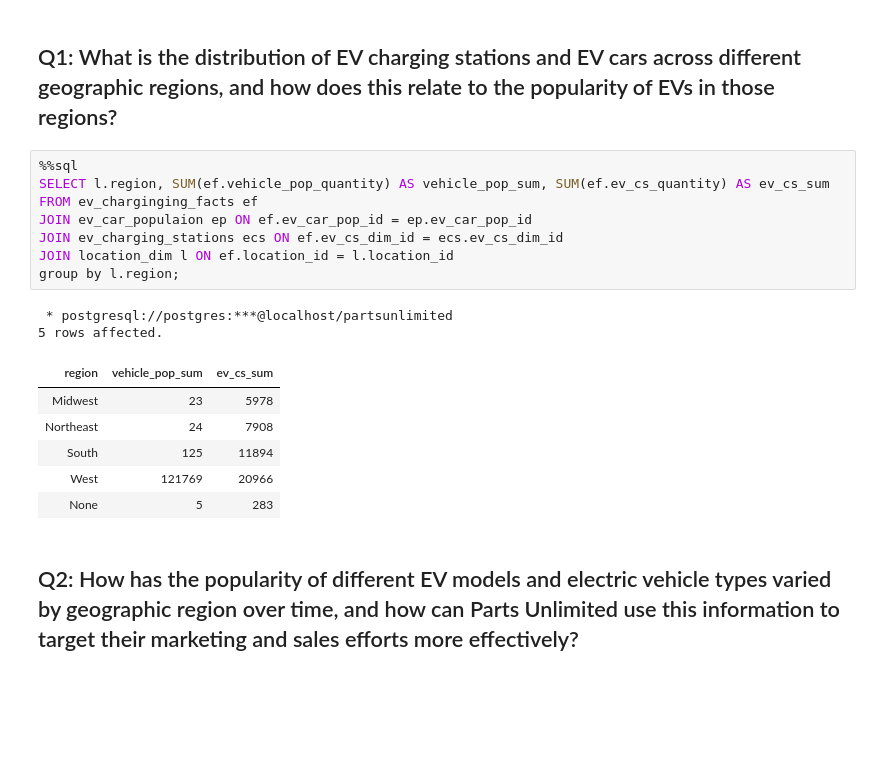
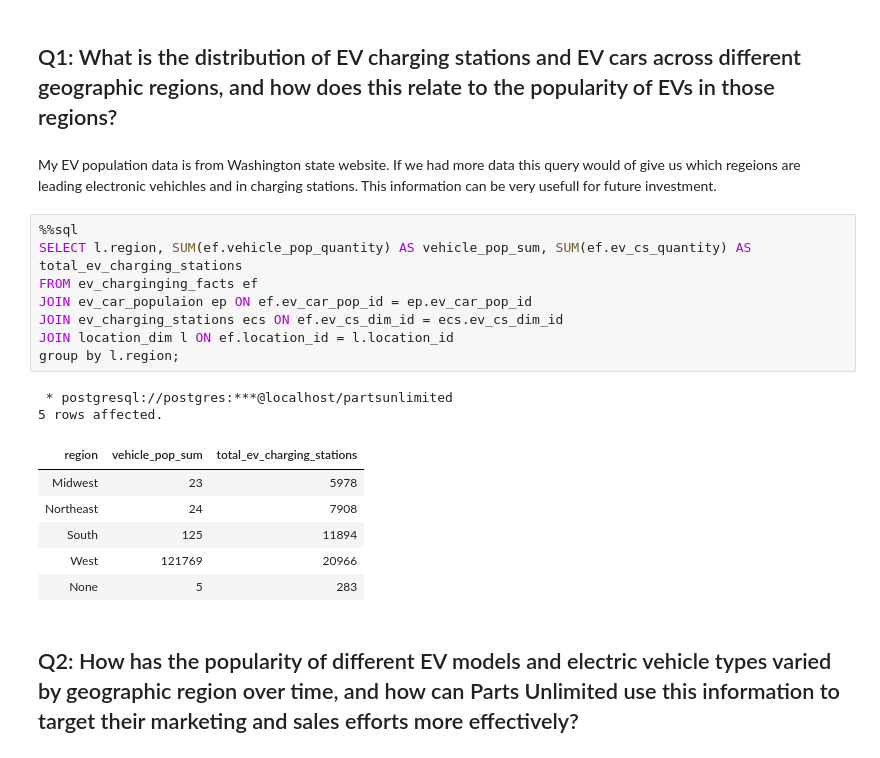
Before and after one commit to hicranA/partsUnlimitedDW, a Jupyter notebook: queries.ipynb, the cells around one changed output. Saved outputs shown, nothing was run; the diff lists cells and outputs as text; blank space fills up the shorter version.

```diff
--- a/query.ipynb
+++ b/queries.ipynb
@@ -8,18 +8,20 @@ import pgspecial
 %sql postgresql://postgres:arnold@localhost/partsunlimited
 # %% [markdown]
 ## Q1: What is the distribution of EV charging stations and EV cars across different geographic regions, and how does this relate to the popularity of EVs in those regions?
+# %% [markdown]
+My EV population data is from Washington state website. If we had more data this query would of give us which regeions are leading electronic vehichles and in charging stations. This information can be very usefull for future investment.
 # %%
 %%sql
-SELECT l.region, SUM(ef.vehicle_pop_quantity) AS vehicle_pop_sum, SUM(ef.ev_cs_quantity) AS ev_cs_sum
+SELECT l.region, SUM(ef.vehicle_pop_quantity) AS vehicle_pop_sum, SUM(ef.ev_cs_quantity) AS total_ev_charging_stations
 FROM ev_charginging_facts ef
 JOIN ev_car_populaion ep ON ef.ev_car_pop_id = ep.ev_car_pop_id
 JOIN ev_charging_stations ecs ON ef.ev_cs_dim_id = ecs.ev_cs_dim_id
 JOIN location_dim l ON ef.location_id = l.location_id
 group by l.region;
 # %% [output]
  * postgresql://postgres:***@localhost/partsunlimited
 5 rows affected.
-| region | vehicle_pop_sum | ev_cs_sum |
+| region | vehicle_pop_sum | total_ev_charging_stations |
 | Midwest | 23 | 5978 |
 | Northeast | 24 | 7908 |
 | South | 125 | 11894 |
```
Also changed, not shown: parts of 2 cells of this notebook.
